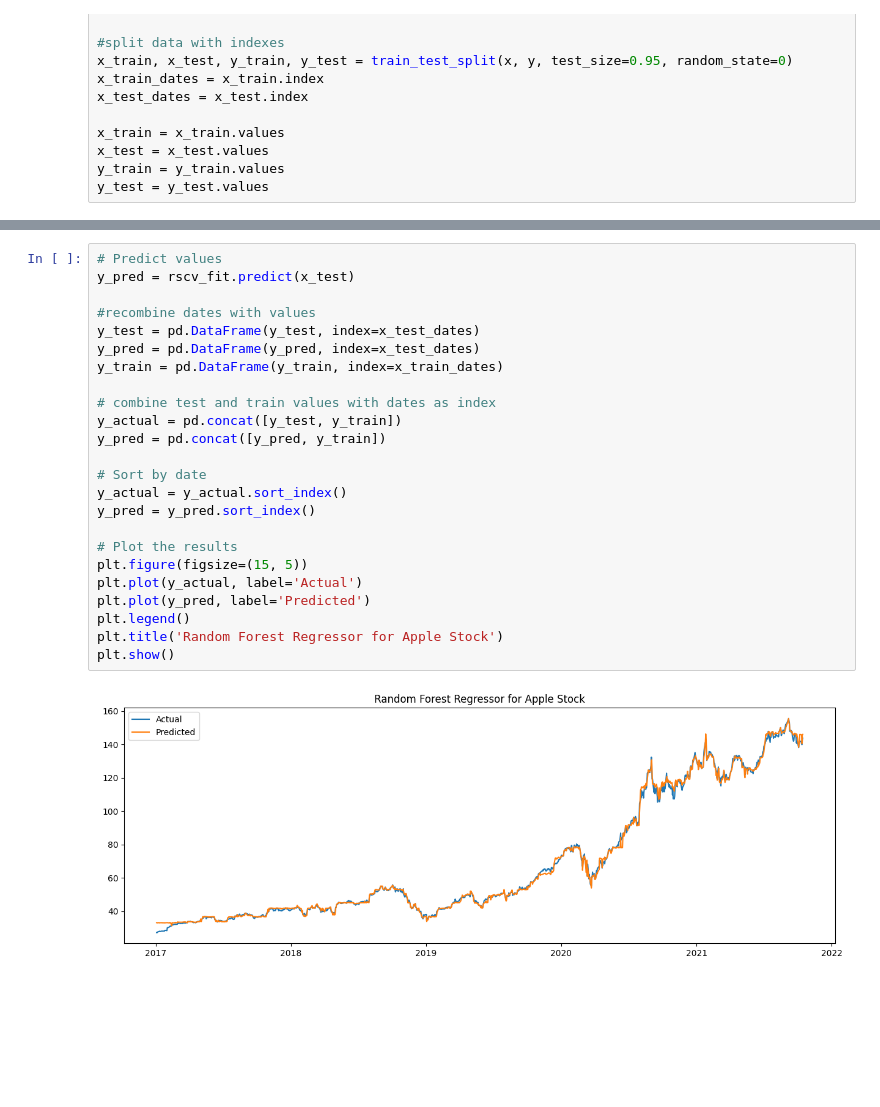
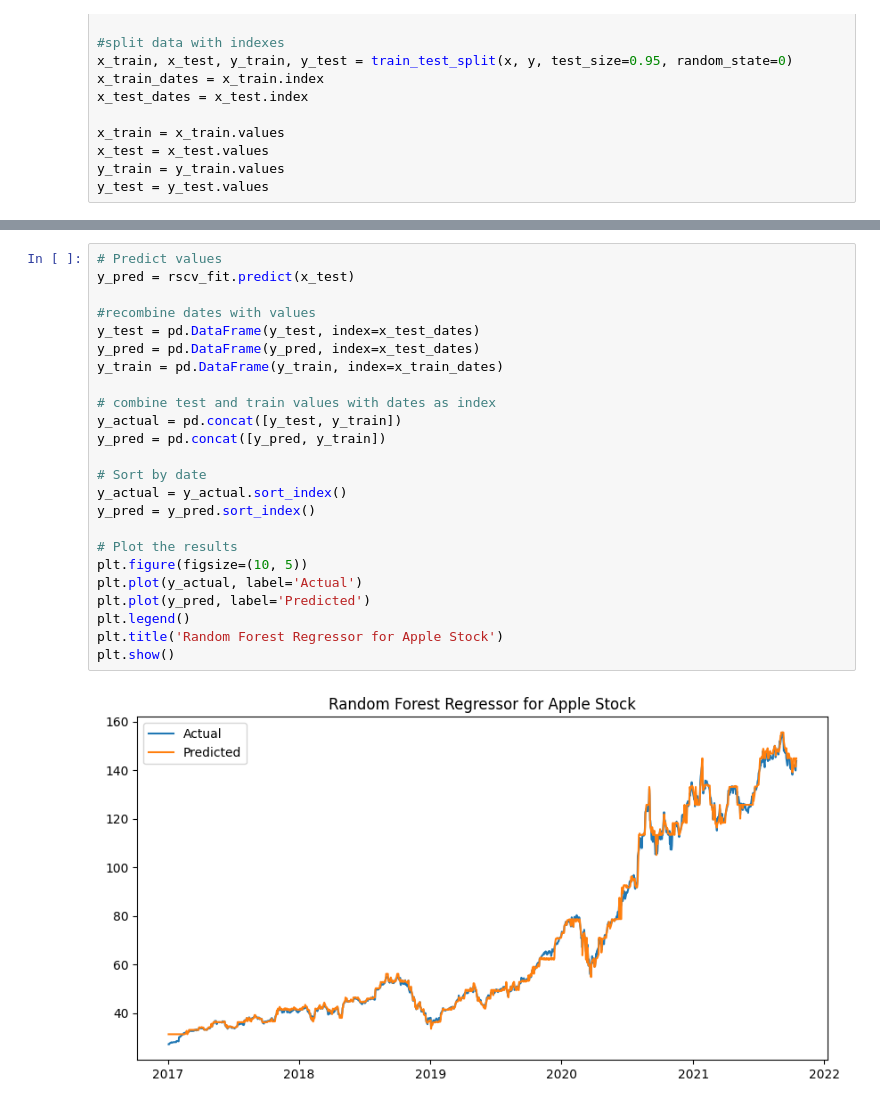
Before and after one commit to grokebloke/Stonks, a Jupyter notebook: src/random_forest_reg.ipynb, the cells around one changed output, grey strips where cells are left out. Drawn from its saved outputs; the diff is of its cells as text; blank space fills up the shorter version.

```diff
--- a/src/random_forest_reg.ipynb
+++ b/src/random_forest_reg.ipynb
@@ -59,29 +72,29 @@ Fitting 3 folds for each of 150 candidates, totalling 450 fits
 # %%
 # Predict values
 y_pred = rscv_fit.predict(x_test)
 
 #recombine dates with values
 y_test = pd.DataFrame(y_test, index=x_test_dates)
 y_pred = pd.DataFrame(y_pred, index=x_test_dates)
 y_train = pd.DataFrame(y_train, index=x_train_dates)
 
 # combine test and train values with dates as index
 y_actual = pd.concat([y_test, y_train])
 y_pred = pd.concat([y_pred, y_train])
 
 # Sort by date
 y_actual = y_actual.sort_index()
 y_pred = y_pred.sort_index()
 
 # Plot the results
-plt.figure(figsize=(15, 5))
+plt.figure(figsize=(10, 5))
 plt.plot(y_actual, label='Actual')
 plt.plot(y_pred, label='Predicted')
 plt.legend()
 plt.title('Random Forest Regressor for Apple Stock')
 plt.show()
 # %% [output]
-[figure, old version]
+[figure, new version]
 # %%
 # Output prediction plot
 plt.plot(y_test, color='red', label='Real S&P 500 Price')
```
Also changed, not shown: parts of 4 cells of this notebook, 3 other files.
